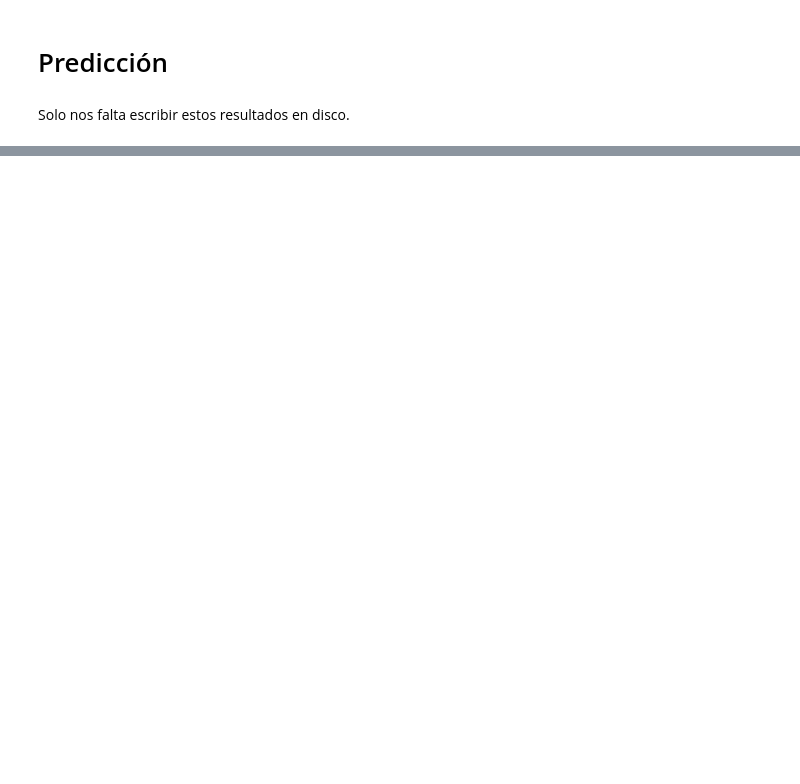
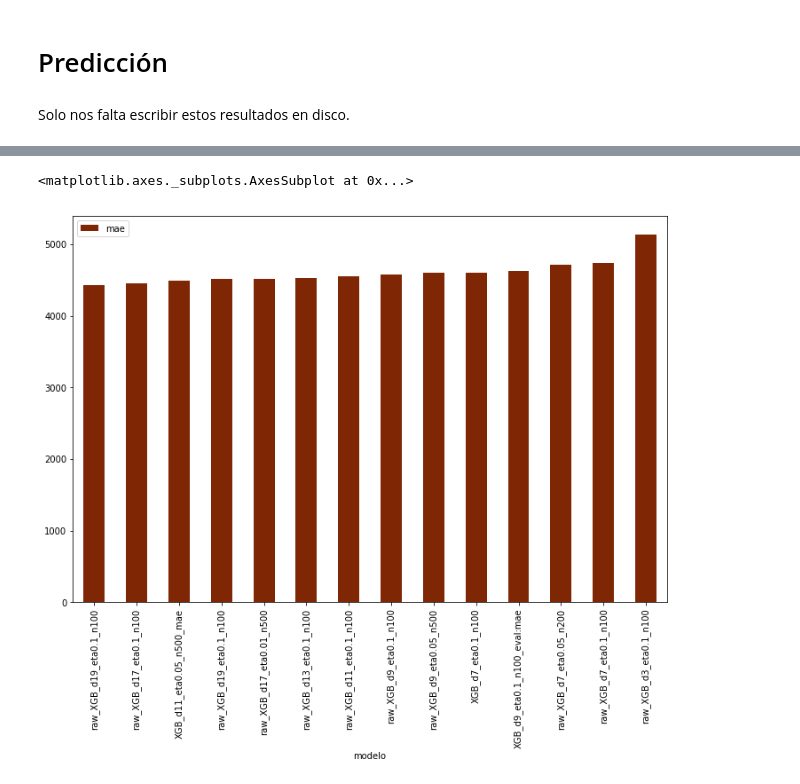
Before and after one commit to AlwaysLearningDeeper/Salesforce-Predictive-Modelling, a Jupyter notebook: trabajo.ipynb, the cells around one changed output, grey strips where cells are left out. Cells and saved outputs as stored; diff of their text form; code cells hidden in the pictures; blank space fills up the shorter version.

```diff
--- a/trabajo.ipynb
+++ b/trabajo.ipynb
@@ -729,0 +1273,6 @@ out.to_csv('Test_Mission.txt')
+# %%
+scores_df = scores_df.sort_values(by="mae")
+scores_df.plot(kind='bar',y='mae',colormap='Oranges_r',figsize=(12, 8))
+# %% [output]
+<matplotlib.axes._subplots.AxesSubplot at 0x...>
+[figure, added]
```
Also changed, not shown: parts of 70 cells of this notebook, 1 other file.
